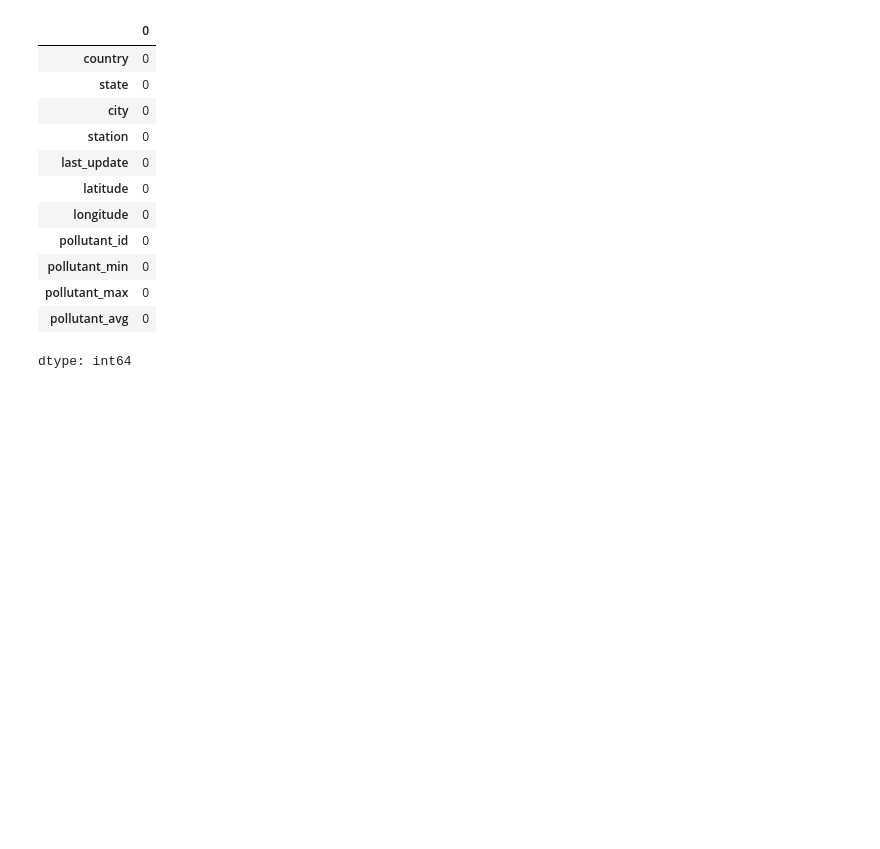
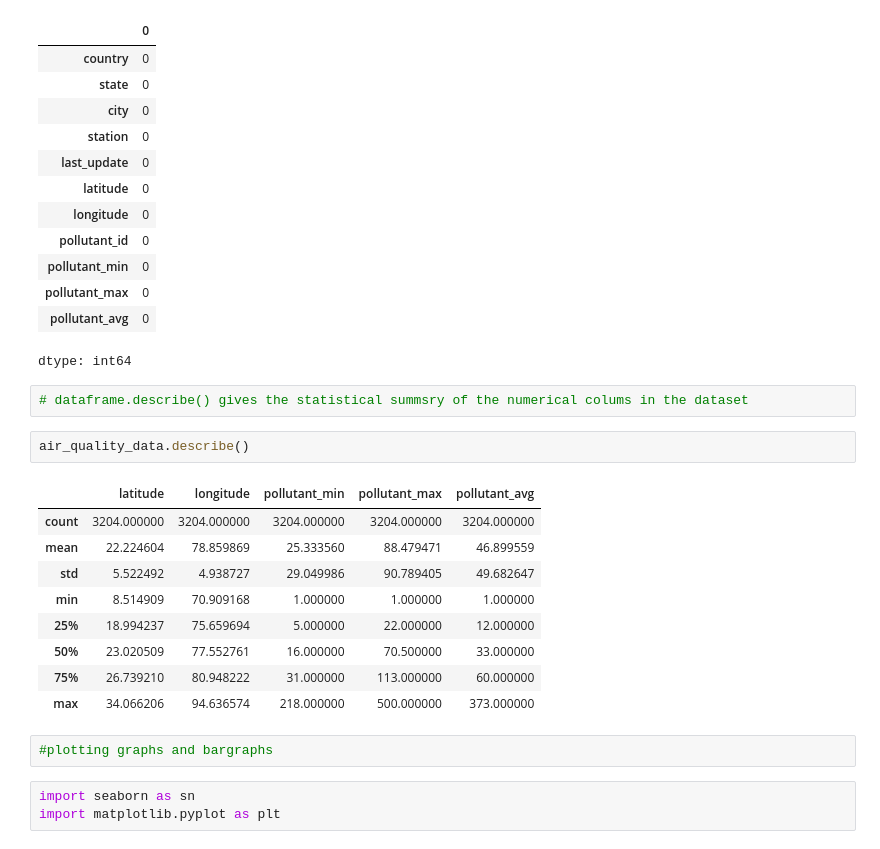
Before and after one commit to vineethreddy56/air_quality_index, a Jupyter notebook: air_quality_index.ipynb, the cells around one changed output. Cells and saved outputs as stored; diff of their text form; blank space fills up the shorter version.

```diff
--- a/air_quality_index.ipynb
+++ b/air_quality_index.ipynb
@@ -135,3 +108,22 @@ air_quality_data.isnull().sum()
 | pollutant_max | 0 |
 | pollutant_avg | 0 |
 dtype: int64
+# %%
+# dataframe.describe() gives the statistical summsry of the numerical colums in the dataset
+# %%
+air_quality_data.describe()
+# %% [output]
+|  | latitude | longitude | pollutant_min | pollutant_max | pollutant_avg |
+| count | 3204.000000 | 3204.000000 | 3204.000000 | 3204.000000 | 3204.000000 |
+| mean | 22.224604 | 78.859869 | 25.333560 | 88.479471 | 46.899559 |
+| std | 5.522492 | 4.938727 | 29.049986 | 90.789405 | 49.682647 |
+| min | 8.514909 | 70.909168 | 1.000000 | 1.000000 | 1.000000 |
+| 25% | 18.994237 | 75.659694 | 5.000000 | 22.000000 | 12.000000 |
+| 50% | 23.020509 | 77.552761 | 16.000000 | 70.500000 | 33.000000 |
+| 75% | 26.739210 | 80.948222 | 31.000000 | 113.000000 | 60.000000 |
+| max | 34.066206 | 94.636574 | 218.000000 | 500.000000 | 373.000000 |
+# %%
+#plotting graphs and bargraphs
+# %%
+import seaborn as sn
+import matplotlib.pyplot as plt
```
Also changed, not shown: parts of 3 cells of this notebook.
